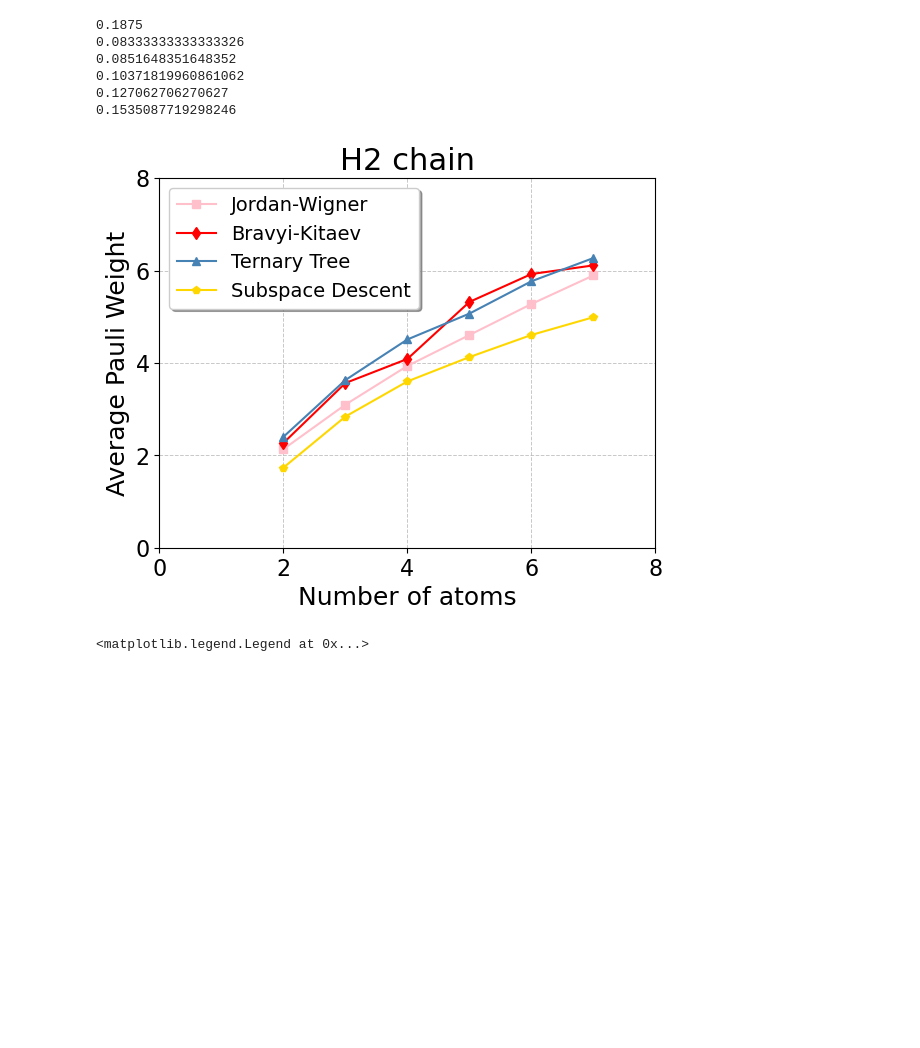
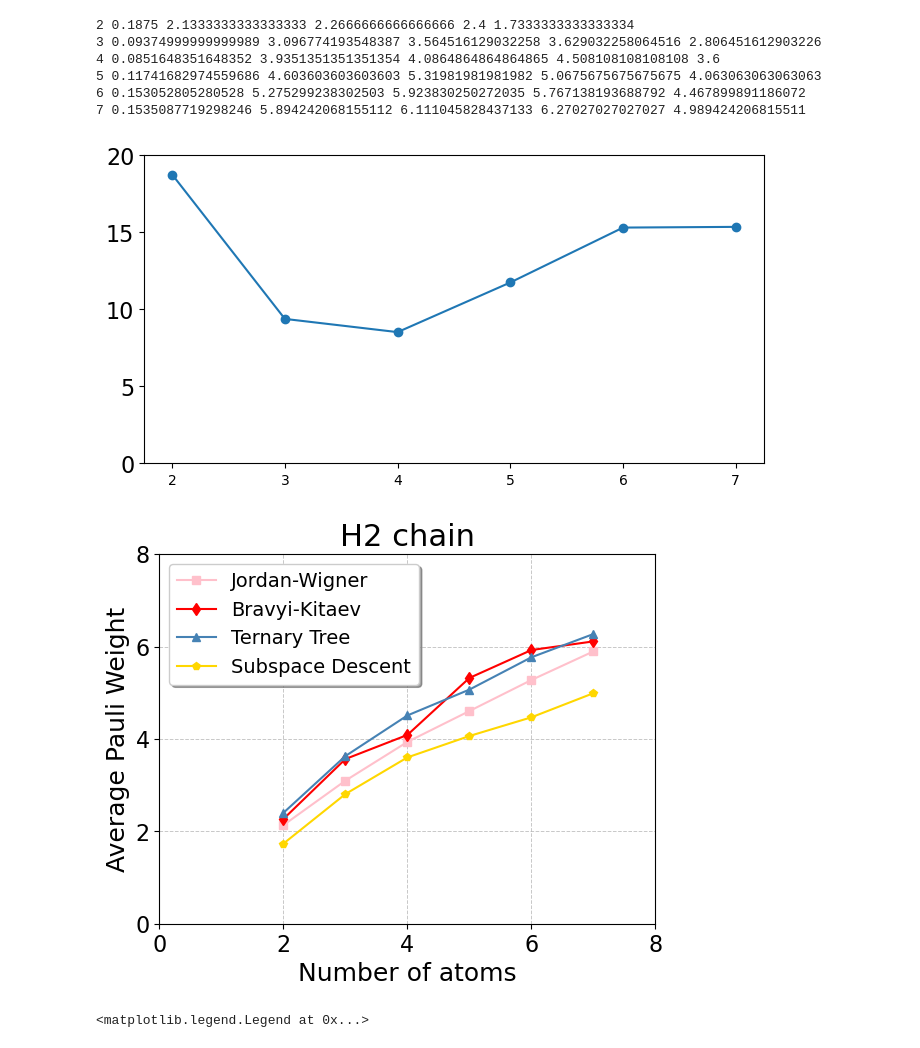
Before and after one commit to Genz17/F2Q, a Jupyter notebook: test.ipynb, the cells around one changed output. Saved outputs shown, nothing was run; the diff lists cells and outputs as text; code cells hidden in the pictures; blank space fills up the shorter version.

```diff
--- a/test.ipynb
+++ b/test.ipynb
@@ -146,41 +194,50 @@ plt.savefig("Hubbard2D.pdf",bbox_inches='tight')
 # %%
 # H2 chains
-# use smaller but deeper search
 
-# 6: width 3 depth 6
-# 7: width 8 depth 4
+# seed 1234
+# 2:
+# 3: 6 - 6
+# 6: 8 - 4
+# 7: 8 - 4
 
 import matplotlib.pyplot as plt
 import numpy as np
 
 jw= [np.float64(2.1333333333333333), np.float64(3.096774193548387), np.float64(3.9351351351351354), np.float64(4.603603603603603), np.float64(5.275299238302503), np.float64(5.894242068155112)]
 bk= [np.float64(2.2666666666666666), np.float64(3.564516129032258), np.float64(4.0864864864864865), np.float64(5.31981981981982), np.float64(5.923830250272035), np.float64(6.111045828437133)]
 tt= [np.float64(2.4), np.float64(3.629032258064516), np.float64(4.508108108108108), np.float64(5.0675675675675675), np.float64(5.767138193688792), np.float64(6.27027027027027)]
-op= [np.float64(1.7333333333333334), np.float64(2.838709677419355), np.float64(3.6), np.float64(4.126126126126126), np.float64(4.605005440696409), np.float64(4.989424206815511)]
+op= [np.float64(1.7333333333333334), np.float64(2.806451612903226), np.float64(3.6), np.float64(4.063063063063063), np.float64(4.467899891186072), np.float64(4.989424206815511)]
 
+im = []
 for i,o in enumerate(op):
-    print(1 - o / min([jw[i],bk[i],tt[i]]))
+    im.append(1 - o / min([jw[i],bk[i],tt[i]]),)
+    print(i+2,1 - o / min([jw[i],bk[i],tt[i]]),jw[i],bk[i],tt[i],o)
+plt.figure(figsize=(8,4))
+plt.plot(range(2, 2+len(im)),im,'-o')
+plt.yticks([0,0.05,0.1,0.15,0.2],[0,5,10,15,20],fontsize=16)
 
+plt.figure()
 plt.plot(range(2,2+len(jw)), jw, '-s', label='Jordan-Wigner', c='pink')
 plt.plot(range(2,2+len(bk)), bk, '-d', label='Bravyi-Kitaev', c='red')
 plt.plot(range(2,2+len(tt)), tt, '-^', label='Ternary Tree',c='steelblue')
 plt.plot(range(2,2+len(op)), op, '-p', label='Subspace Descent',c='gold')
 plt.xlabel("Number of atoms", fontsize=18)
 plt.ylabel("Average Pauli Weight", fontsize=18)
 plt.yticks([0,2,4,6,8],[0,2,4,6,8],fontsize=16)
 plt.xticks([0,2,4,6,8],[0,2,4,6,8],fontsize=16)
 plt.grid(True, linestyle='--', linewidth=0.7, alpha=0.7)
 plt.title("H2 chain",fontsize=22)
 plt.legend(frameon=True, fancybox=True, shadow=True, fontsize=14, loc='upper left')
 plt.savefig("H2chain.pdf",bbox_inches='tight')
 # %% [output]
-0.1875
-0.08333333333333326
-0.0851648351648352
-0.10371819960861062
-0.127062706270627
-0.1535087719298246
+2 0.1875 2.1333333333333333 2.2666666666666666 2.4 1.7333333333333334
+3 0.09374999999999989 3.096774193548387 3.564516129032258 3.629032258064516 2.806451612903226
+4 0.0851648351648352 3.9351351351351354 4.0864864864864865 4.508108108108108 3.6
+5 0.11741682974559686 4.603603603603603 5.31981981981982 5.0675675675675675 4.063063063063063
+6 0.153052805280528 5.275299238302503 5.923830250272035 5.767138193688792 4.467899891186072
+7 0.1535087719298246 5.894242068155112 6.111045828437133 6.27027027027027 4.989424206815511
-[figure, old version]
+[figure, new version]
+[figure, added]
 # %%
 # molecule: 6 - 4
 # %%
```
Also changed, not shown: parts of 4 cells of this notebook, 2 other files.
